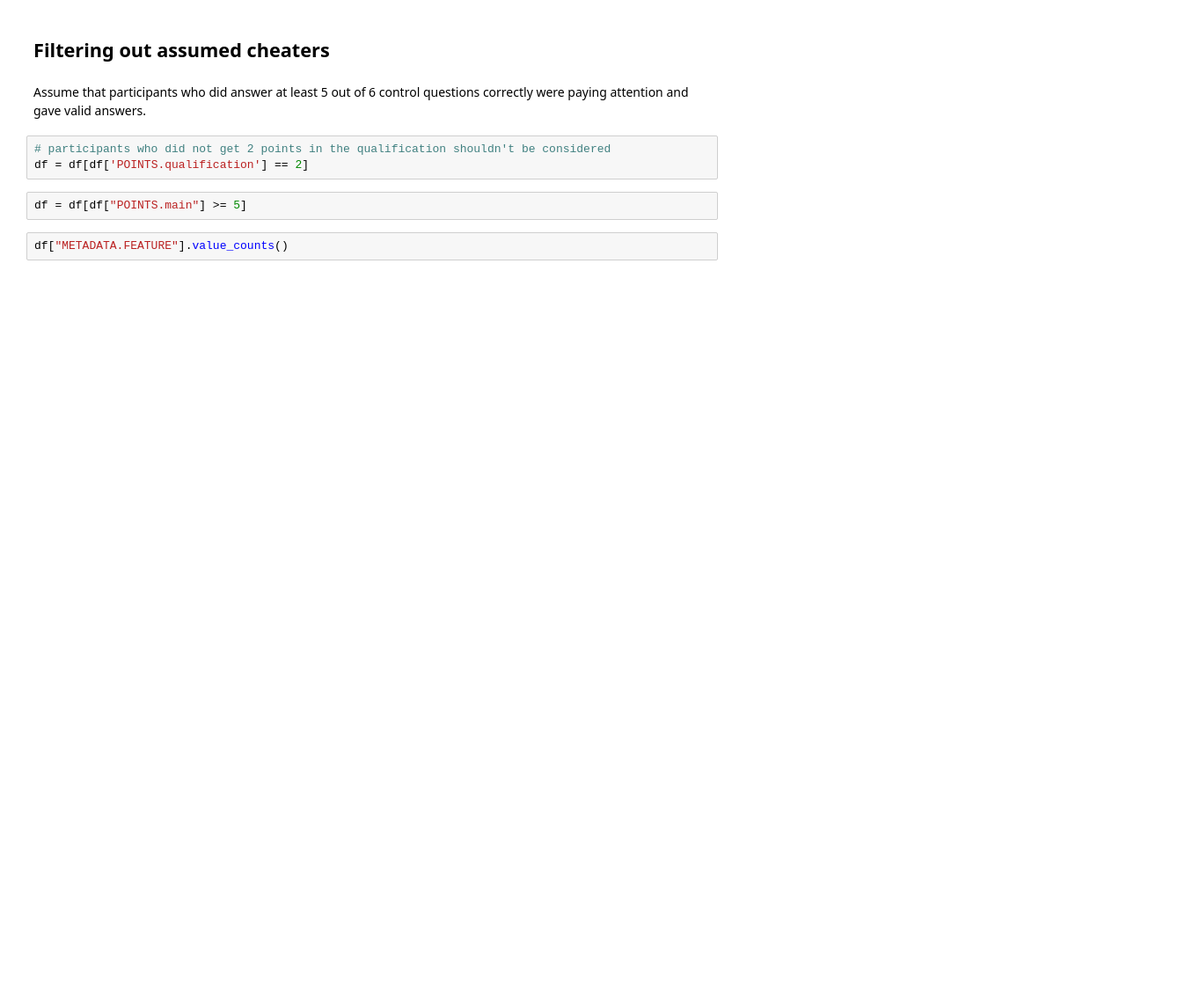
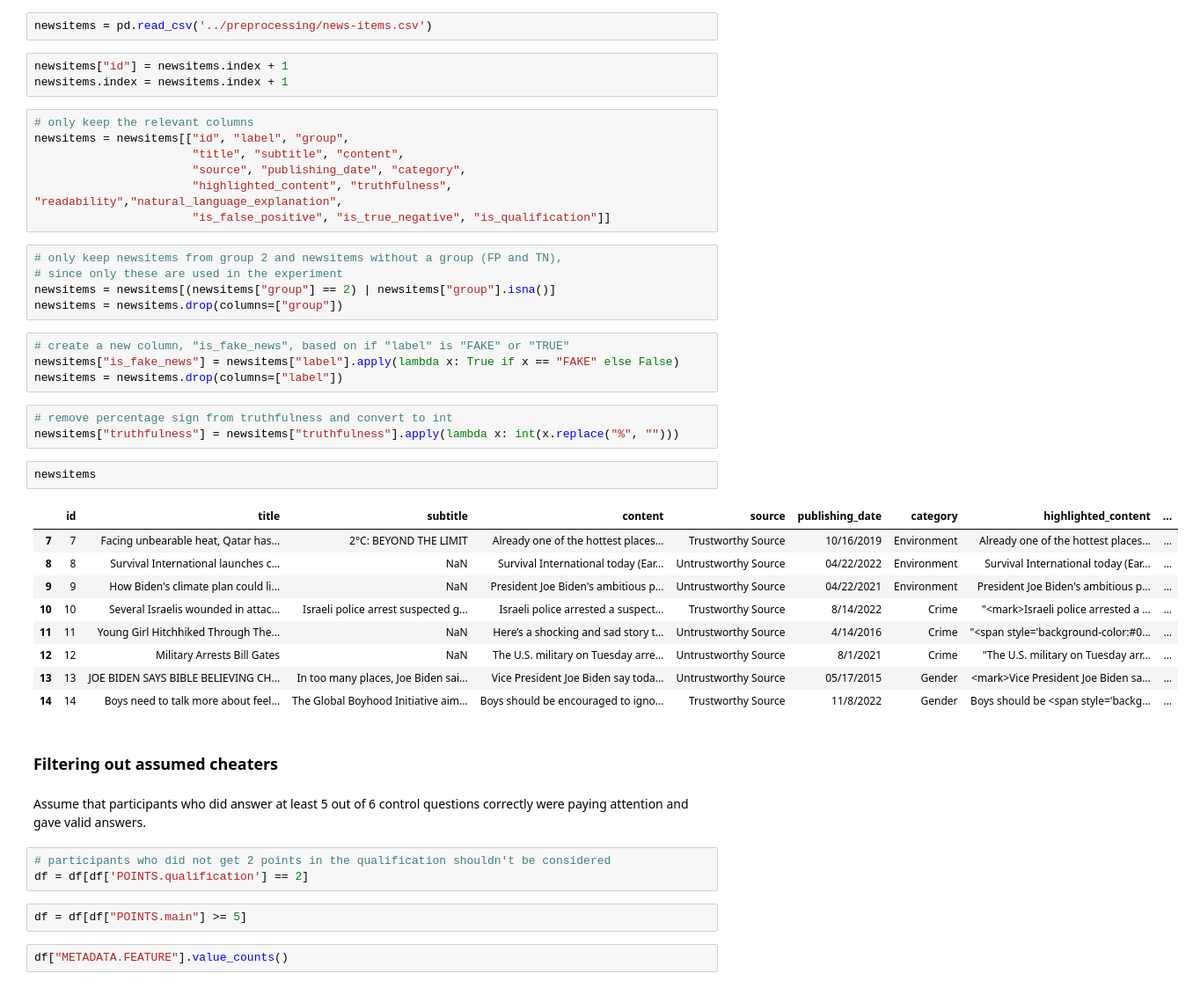
Before and after one commit to csomorbalazs/xai-experiment, a Jupyter notebook: postprocessing/Data_Analysis_XAI.ipynb, the cells around one changed output. Shown at 88% size. Saved outputs shown, nothing was run; the diff lists cells and outputs as text; blank space fills up the shorter version.

```diff
--- a/postprocessing/Data_Analysis_XAI.ipynb
+++ b/postprocessing/Data_Analysis_XAI.ipynb
@@ -19,5 +53,41 @@ df = pd.concat([df_v1, df_v2], ignore_index=True)
+# %%
+newsitems = pd.read_csv('../preprocessing/news-items.csv')
+# %%
+newsitems["id"] = newsitems.index + 1
+newsitems.index = newsitems.index + 1
+# %%
+# only keep the relevant columns
+newsitems = newsitems[["id", "label", "group",
+                       "title", "subtitle", "content",
+                       "source", "publishing_date", "category",
+                       "highlighted_content", "truthfulness", "readability","natural_language_explanation",
+                       "is_false_positive", "is_true_negative", "is_qualification"]]
+# %%
+# only keep newsitems from group 2 and newsitems without a group (FP and TN),
+# since only these are used in the experiment
+newsitems = newsitems[(newsitems["group"] == 2) | newsitems["group"].isna()]
+newsitems = newsitems.drop(columns=["group"])
+# %%
+# create a new column, "is_fake_news", based on if "label" is "FAKE" or "TRUE"
+newsitems["is_fake_news"] = newsitems["label"].apply(lambda x: True if x == "FAKE" else False)
+newsitems = newsitems.drop(columns=["label"])
+# %%
+# remove percentage sign from truthfulness and convert to int
+newsitems["truthfulness"] = newsitems["truthfulness"].apply(lambda x: int(x.replace("%", "")))
+# %%
+newsitems
+# %% [output]
+|  | id | title | subtitle | content | source | publishing_date | category | highlighted_content | ... |
+| 7 | 7 | Facing unbearable heat, Qatar has... | 2°C: BEYOND THE LIMIT | Already one of the hottest places... | Trustworthy Source | 10/16/2019 | Environment | Already one of the hottest places... | ... |
+| 8 | 8 | Survival International launches c... | NaN | Survival International today (Ear... | Untrustworthy Source | 04/22/2022 | Environment | Survival International today (Ear... | ... |
+| 9 | 9 | How Biden's climate plan could li... | NaN | President Joe Biden's ambitious p... | Untrustworthy Source | 04/22/2021 | Environment | President Joe Biden's ambitious p... | ... |
+| 10 | 10 | Several Israelis wounded in attac... | Israeli police arrest suspected g... | Israeli police arrested a suspect... | Trustworthy Source | 8/14/2022 | Crime | "<mark>Israeli police arrested a ... | ... |
+| 11 | 11 | Young Girl Hitchhiked Through The... | NaN | Here’s a shocking and sad story t... | Untrustworthy Source | 4/14/2016 | Crime | "<span style='background-color:#0... | ... |
+| 12 | 12 | Military Arrests Bill Gates | NaN | The U.S. military on Tuesday arre... | Untrustworthy Source | 8/1/2021 | Crime | "The U.S. military on Tuesday arr... | ... |
+| 13 | 13 | JOE BIDEN SAYS BIBLE BELIEVING CH... | In too many places, Joe Biden sai... | Vice President Joe Biden say toda... | Untrustworthy Source | 05/17/2015 | Gender | <mark>Vice President Joe Biden sa... | ... |
+| 14 | 14 | Boys need to talk more about feel... | The Global Boyhood Initiative aim... | Boys should be encouraged to igno... | Trustworthy Source | 11/8/2022 | Gender | Boys should be <span style='backg... | ... |
 # %% [markdown]
-## Filtering out assumed cheaters
+### Filtering out assumed cheaters
 # %% [markdown]
 Assume that participants who did answer at least 5 out of 6 control questions correctly were paying attention and gave valid answers.
 # %%
```
Also changed, not shown: parts of 64 cells of this notebook.
